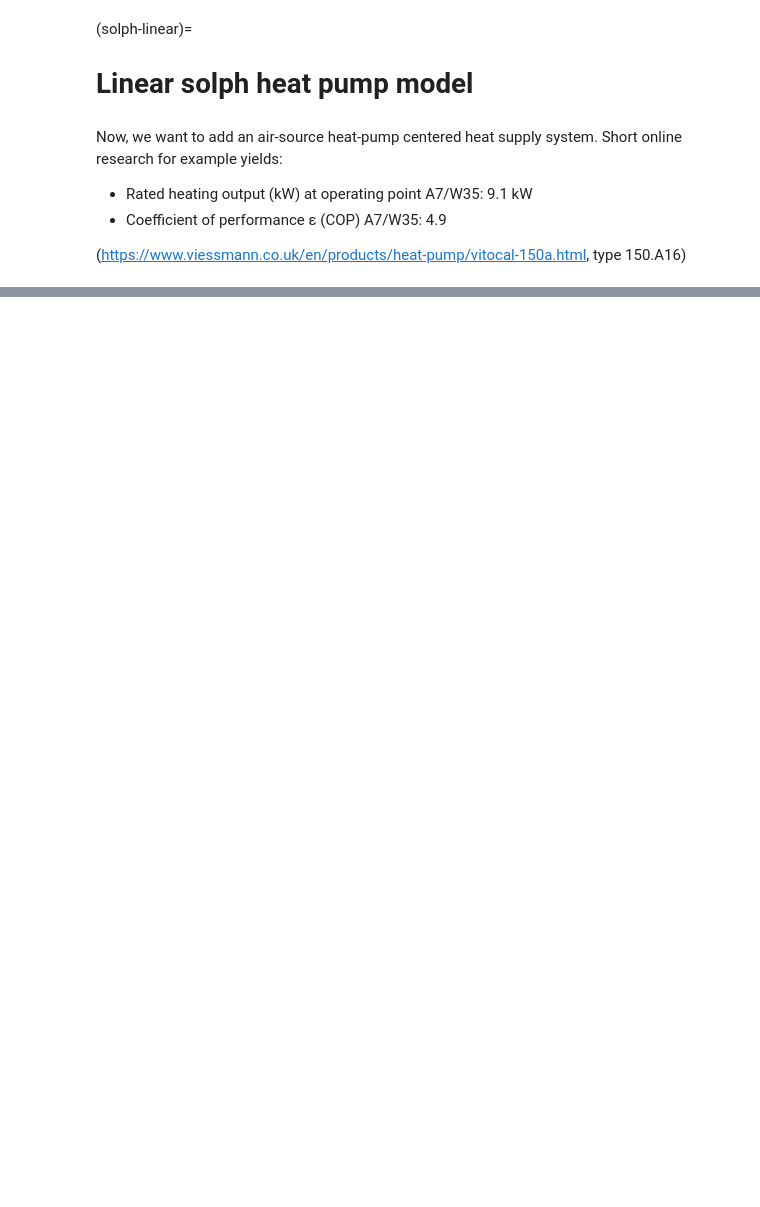
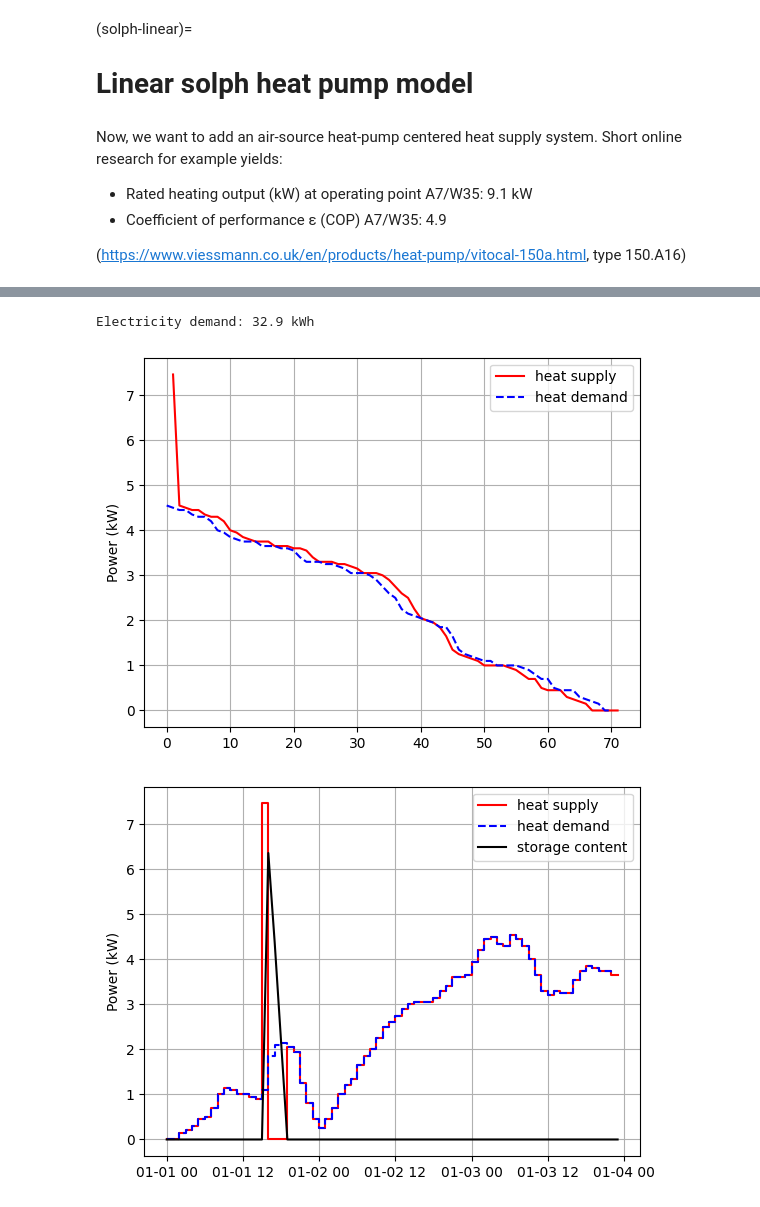
Before and after one commit to oemof/heat-pump-tutorial, a Jupyter notebook: workshop/model/solph-simple.ipynb, the cells around one changed output, grey strips where cells are left out. Saved outputs shown, nothing was run; the diff lists cells and outputs as text; code cells hidden in the pictures; blank space fills up the shorter version.

```diff
--- a/workshop/model/solph-simple.ipynb
+++ b/workshop/model/solph-simple.ipynb
@@ -73,5 +63,8 @@ demand = input_data["Heat load (kW)"][:-1]
 # %%
 import oemof.solph as solph
+
+cop = input_data["cpf COP 7 -> 35"][:-1]
+demand = input_data["Heat load (kW)"][:-1]
 
 es = solph.EnergySystem(timeindex=input_data.index, infer_last_interval=False)
 
@@ -103,16 +96,19 @@ heat_pump = solph.components.Transformer(
 
 es.add(heat_pump)
 
-es.add(solph.components.Transformer(
+heating_rod = solph.components.Transformer(
     label="heating rod",
     inputs={b_electricity: solph.Flow()},
     outputs={b_heat_35C: solph.Flow()},
-))
+)
+
+es.add(heating_rod)
 
 thermal_storage = solph.components.GenericStorage(
     label='thermal_storage',
     inputs={b_heat_35C: solph.Flow()},
     outputs={b_heat_35C: solph.Flow()},
+    loss_rate=0.02,
     nominal_storage_capacity=8.7,  # Assume 5 k of spread and 1.5 m³ volume
 )
 
@@ -125,14 +121,25 @@ model.solve()
 results = solph.processing.results(model)
 # %%
 heat_supply = results[(heat_pump, b_heat_35C)]["sequences"]["flow"]
+storage_content = results[(thermal_storage, None)]["sequences"]["storage_content"]
 
 plt.plot(np.sort(heat_supply)[::-1], "r-", label="heat supply")
-plt.plot(np.sort(demand)[::-1], "b-", label="heat demand")
+plt.plot(np.sort(demand)[::-1], "b--", label="heat demand")
+plt.ylabel("Power (kW)")
+plt.grid()
+plt.legend()
+
+plt.figure()
+plt.plot(heat_supply, "r-", label="heat supply", drawstyle="steps-post")
+plt.plot(demand, "b--", label="heat demand", drawstyle="steps-post")
+plt.plot(storage_content, "k-", label="storage content")
 plt.ylabel("Power (kW)")
 plt.grid()
 plt.legend()
 
 electricity_consumption = float(results[(electricity_grid, b_electricity)]["sequences"].sum())
 print(f"Electricity demand: {electricity_consumption:.1f} kWh")
-
-plt.show()
+# %% [output]
+Electricity demand: 32.9 kWh
+[figure, added]
+[figure, added]
```
Also changed, not shown: parts of 4 cells of this notebook, 3 other files.
